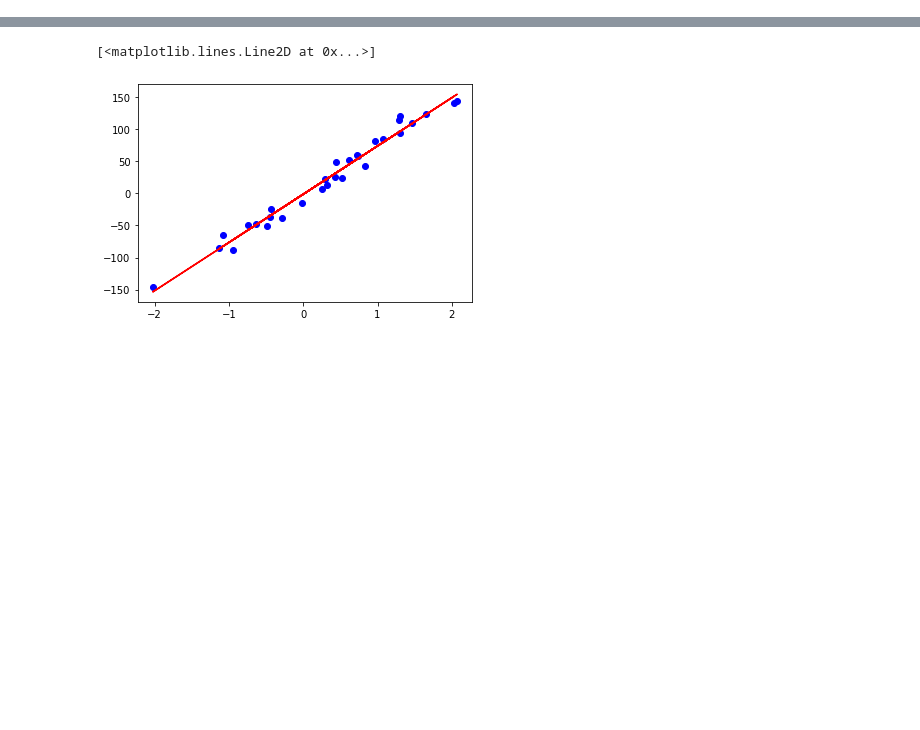
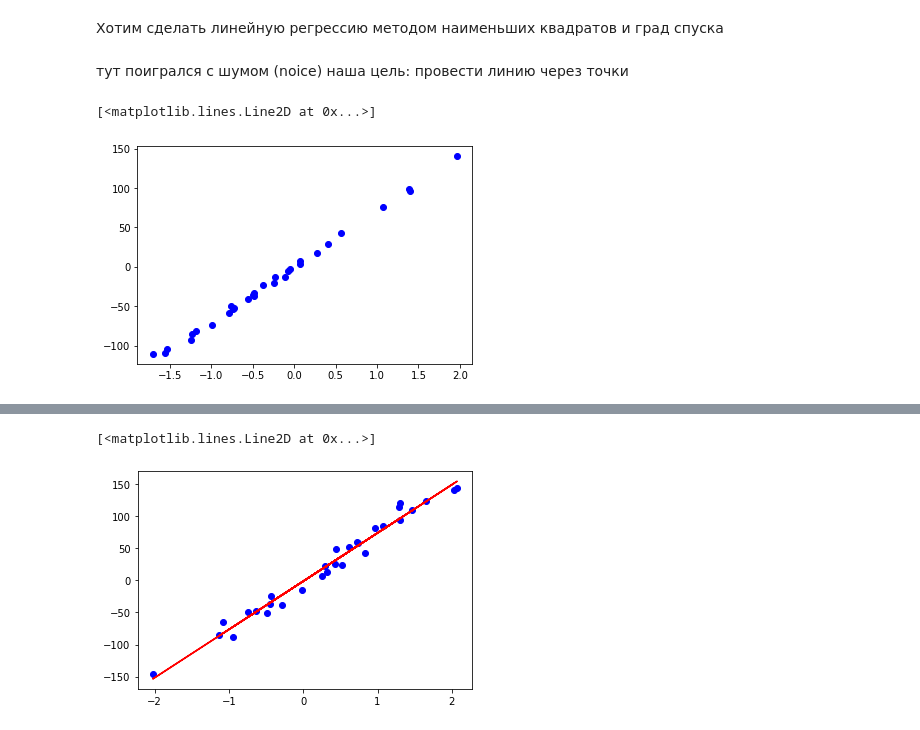
Before and after one commit to SedyaPrograms/Tutorial, a Jupyter notebook: AI and machine learning/"Машинное_обучение_Линейная_регрессия".ipynb, the cells around one changed output, grey strips where cells are left out. Cells and saved outputs as stored; diff of their text form; code cells hidden in the pictures; blank space fills up the shorter version.

```diff
--- a/AI and machine learning/"Машинное_обучение_Линейная_регрессия".ipynb
+++ b/AI and machine learning/"Машинное_обучение_Линейная_регрессия".ipynb
@@ -1,4 +1,6 @@
 # %% [markdown]
 <a href="https://colab.research.google.com/github/SedyaPrograms/Tutorial/blob/main/AI%20and%20machine%20learning/%22%D0%9C%D0%B0%D1%88%D0%B8%D0%BD%D0%BD%D0%BE%D0%B5_%D0%BE%D0%B1%D1%83%D1%87%D0%B5%D0%BD%D0%B8%D0%B5_%D0%9B%D0%B8%D0%BD%D0%B5%D0%B9%D0%BD%D0%B0%D1%8F_%D1%80%D0%B5%D0%B3%D1%80%D0%B5%D1%81%D1%81%D0%B8%D1%8F%22.ipynb" target="_parent"><img src="https://colab.research.google.com/assets/colab-badge.svg" alt="Open In Colab"/></a>
+# %% [markdown]
+Хотим сделать линейную регрессию методом наименьших квадратов и град спуска
 # %%
 import numpy as np
@@ -7 +11,10 @@ from sklearn.datasets import make_regression
+# %% [markdown]
+тут поигрался с шумом (noice)
+наша цель: провести линию через точки
+# %%
+X, y = make_regression(n_samples=30, n_features=1, noise=3) # делает кастомный дата-сет
+plt.plot(X, y, 'bo')
+# %% [output]
+[<matplotlib.lines.Line2D at 0x...>]
+[figure, added]
 # %%
```
Also changed, not shown: parts of 37 cells of this notebook.
